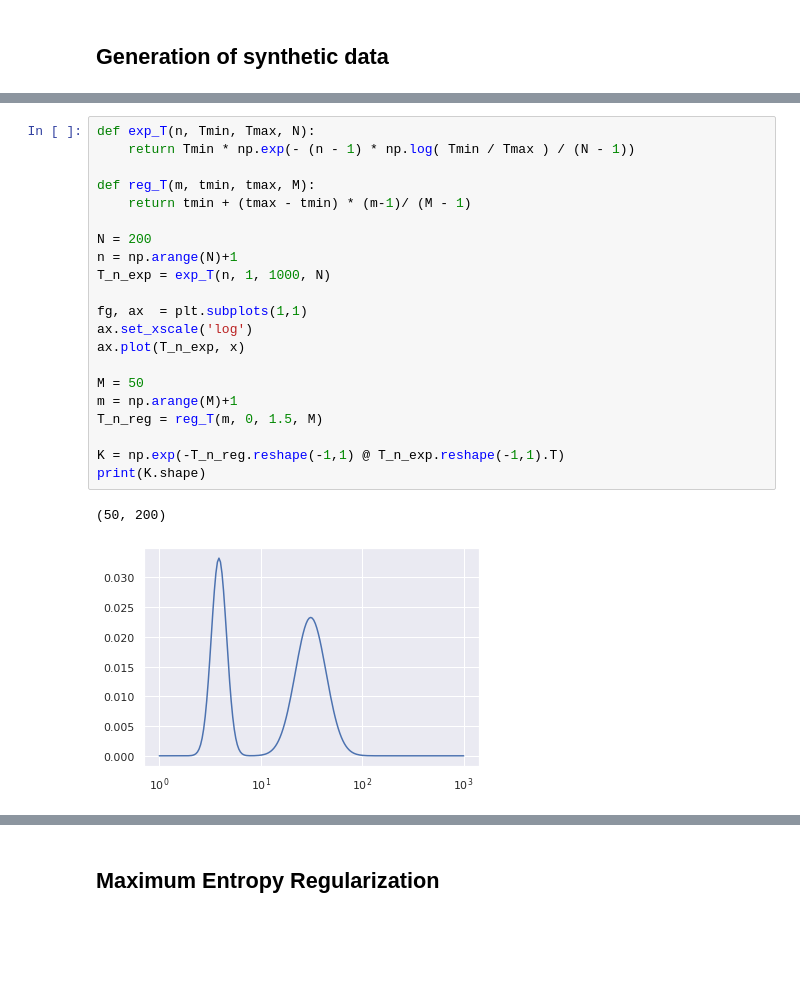
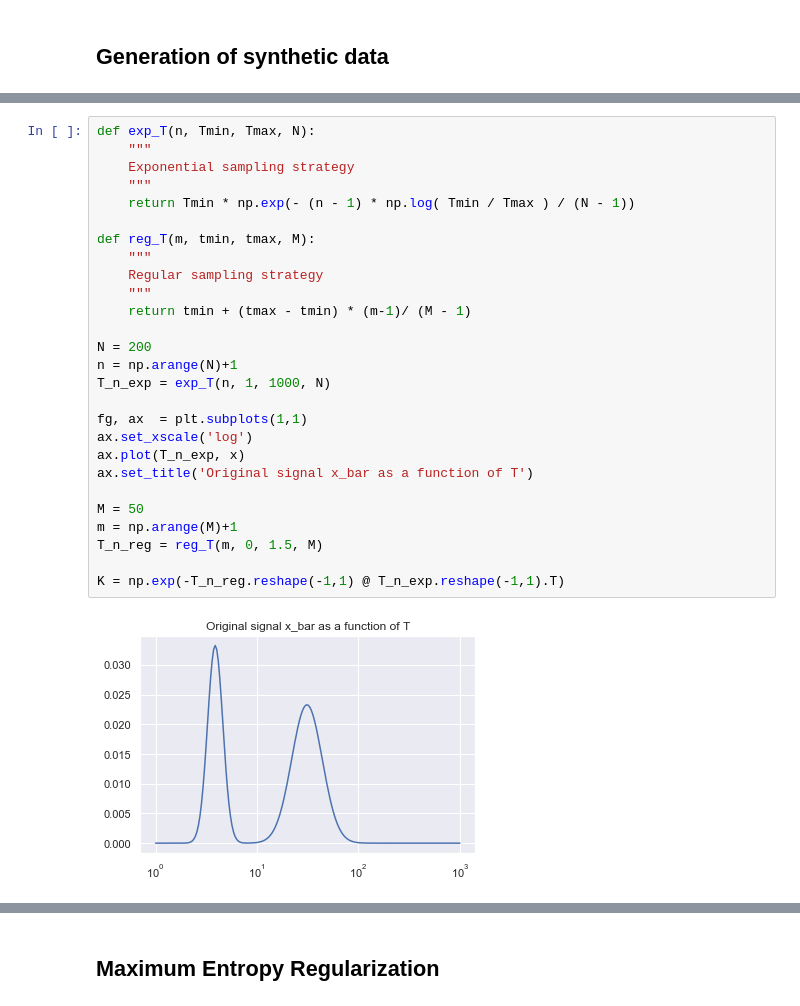
Before and after one commit to EmmanuelJhno/LabsLargeScaleDistributedOptimization, a Jupyter notebook: LSD_TPn2_2_Jehanno_Rauby.ipynb, the cells around one changed output, grey strips where cells are left out. Saved outputs shown, nothing was run; the diff lists cells and outputs as text; blank space fills up the shorter version.

```diff
--- a/LSD_TPn2_2_Jehanno_Rauby.ipynb
+++ b/LSD_TPn2_2_Jehanno_Rauby.ipynb
@@ -12,26 +15,31 @@ x = np.asarray(df)
 # %%
 def exp_T(n, Tmin, Tmax, N):
+    """
+    Exponential sampling strategy
+    """
     return Tmin * np.exp(- (n - 1) * np.log( Tmin / Tmax ) / (N - 1))
 
 def reg_T(m, tmin, tmax, M):
+    """
+    Regular sampling strategy
+    """
     return tmin + (tmax - tmin) * (m-1)/ (M - 1)
 
 N = 200
 n = np.arange(N)+1
 T_n_exp = exp_T(n, 1, 1000, N)
 
 fg, ax  = plt.subplots(1,1)
 ax.set_xscale('log')
 ax.plot(T_n_exp, x)
+ax.set_title('Original signal x_bar as a function of T')
 
 M = 50
 m = np.arange(M)+1
 T_n_reg = reg_T(m, 0, 1.5, M)
 
 K = np.exp(-T_n_reg.reshape(-1,1) @ T_n_exp.reshape(-1,1).T)
-print(K.shape)
 # %% [output]
-(50, 200)
-[figure, old version]
+[figure, new version]
 # %%
 z = K @ x
```
Also changed, not shown: parts of 19 cells of this notebook.
